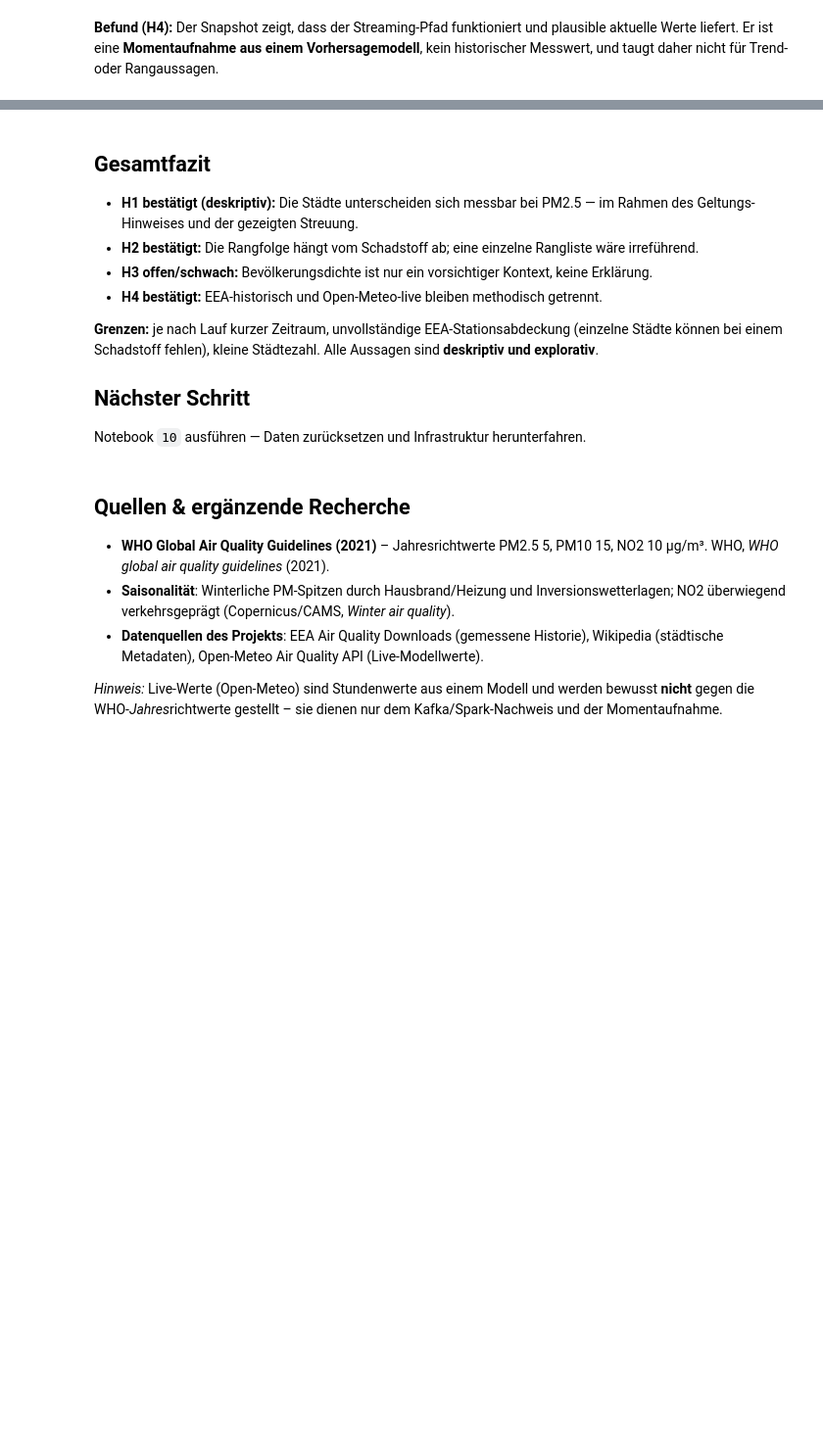
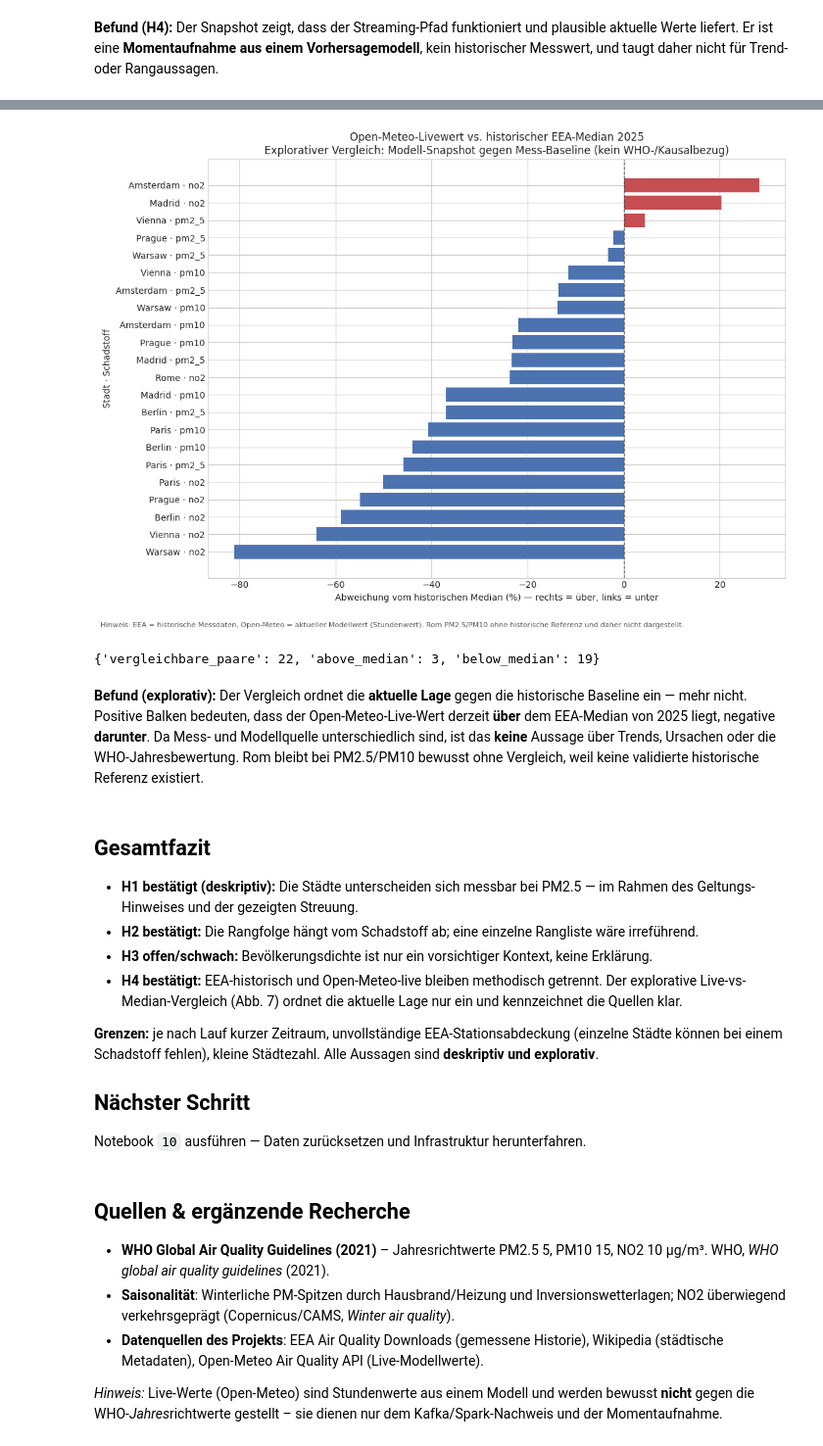
Before and after one commit to OnlyMajorG/euro-air-quality-pipeline, a Jupyter notebook: notebooks/09_analysis_visualization_and_storytelling.ipynb, the cells around one changed output, grey strips where cells are left out. Shown at 98% size. Cells and saved outputs as stored; diff of their text form; code cells hidden in the pictures; blank space fills up the shorter version.

```diff
--- a/notebooks/09_analysis_visualization_and_storytelling.ipynb
+++ b/notebooks/09_analysis_visualization_and_storytelling.ipynb
@@ -44,6 +45,7 @@ daily = pd.read_parquet(GOLD_DIR / "city_air_quality_daily_summary.parquet")
 ranking = pd.read_parquet(GOLD_DIR / "pollutant_ranking_by_city.parquet")
 context = pd.read_parquet(GOLD_DIR / "city_context_air_quality.parquet")
 live = pd.read_parquet(GOLD_DIR / "live_air_quality_latest.parquet")
+live_vs_median = pd.read_parquet(GOLD_DIR / "live_vs_historical_median.parquet")
 quality = pd.read_parquet(GOLD_DIR / "data_quality_summary.parquet")
 
 daily["date"] = pd.to_datetime(daily["date"])
@@ -304,10 +314,42 @@ taugt daher nicht für Trend- oder Rangaussagen.
+# %%
+comparison_plot = live_vs_median[live_vs_median["comparison_status"] == "comparable"].copy()
+comparison_plot["label"] = comparison_plot["city_name"] + " · " + comparison_plot["pollutant"]
+comparison_plot = comparison_plot.sort_values("delta_pct")
+
+colors = ["#C44E52" if d >= 0 else "#4C72B0" for d in comparison_plot["delta_pct"]]
+fig, ax = plt.subplots(figsize=(11, 8))
+ax.barh(comparison_plot["label"], comparison_plot["delta_pct"], color=colors)
+ax.axvline(0, color="#333333", ls="--", lw=1)
+ax.set_title("Open-Meteo-Livewert vs. historischer EEA-Median 2025\n"
+             "Explorativer Vergleich: Modell-Snapshot gegen Mess-Baseline (kein WHO-/Kausalbezug)")
+ax.set_xlabel("Abweichung vom historischen Median (%) — rechts = über, links = unter")
+ax.set_ylabel("Stadt · Schadstoff")
+note = ("Hinweis: EEA = historische Messdaten, Open-Meteo = aktueller Modellwert (Stundenwert). "
+        "Rom PM2.5/PM10 ohne historische Referenz und daher nicht dargestellt.")
+fig.text(0.01, 0.01, note, fontsize=8, color="#555555")
+fig.tight_layout(rect=(0, 0.04, 1, 1))
+fig.savefig(FIGURE_DIR / "live_vs_historical_median.png", dpi=150, bbox_inches="tight")
+plt.show()
+print({"vergleichbare_paare": len(comparison_plot),
+       "above_median": int((comparison_plot["delta_pct"] >= 0).sum()),
+       "below_median": int((comparison_plot["delta_pct"] < 0).sum())})
+# %% [output]
+[figure, added]
+{'vergleichbare_paare': 22, 'above_median': 3, 'below_median': 19}
+# %% [markdown]
+**Befund (explorativ):** Der Vergleich ordnet die **aktuelle Lage** gegen die historische Baseline ein —
+mehr nicht. Positive Balken bedeuten, dass der Open-Meteo-Live-Wert derzeit **über** dem EEA-Median von
+2025 liegt, negative **darunter**. Da Mess- und Modellquelle unterschiedlich sind, ist das **keine**
+Aussage über Trends, Ursachen oder die WHO-Jahresbewertung. Rom bleibt bei PM2.5/PM10 bewusst ohne
+Vergleich, weil keine validierte historische Referenz existiert.
 # %% [markdown]
 ## Gesamtfazit
 - **H1 bestätigt (deskriptiv):** Die Städte unterscheiden sich messbar bei PM2.5 — im Rahmen des
   Geltungs-Hinweises und der gezeigten Streuung.
 - **H2 bestätigt:** Die Rangfolge hängt vom Schadstoff ab; eine einzelne Rangliste wäre irreführend.
 - **H3 offen/schwach:** Bevölkerungsdichte ist nur ein vorsichtiger Kontext, keine Erklärung.
-- **H4 bestätigt:** EEA-historisch und Open-Meteo-live bleiben methodisch getrennt.
+- **H4 bestätigt:** EEA-historisch und Open-Meteo-live bleiben methodisch getrennt. Der explorative
+  Live-vs-Median-Vergleich (Abb. 7) ordnet die aktuelle Lage nur ein und kennzeichnet die Quellen klar.
 
 **Grenzen:** je nach Lauf kurzer Zeitraum, unvollständige EEA-Stationsabdeckung (einzelne Städte können
 bei einem Schadstoff fehlen), kleine Städtezahl. Alle Aussagen sind **deskriptiv und explorativ**.
```
Also changed, not shown: parts of 3 cells of this notebook, 10 other files.
